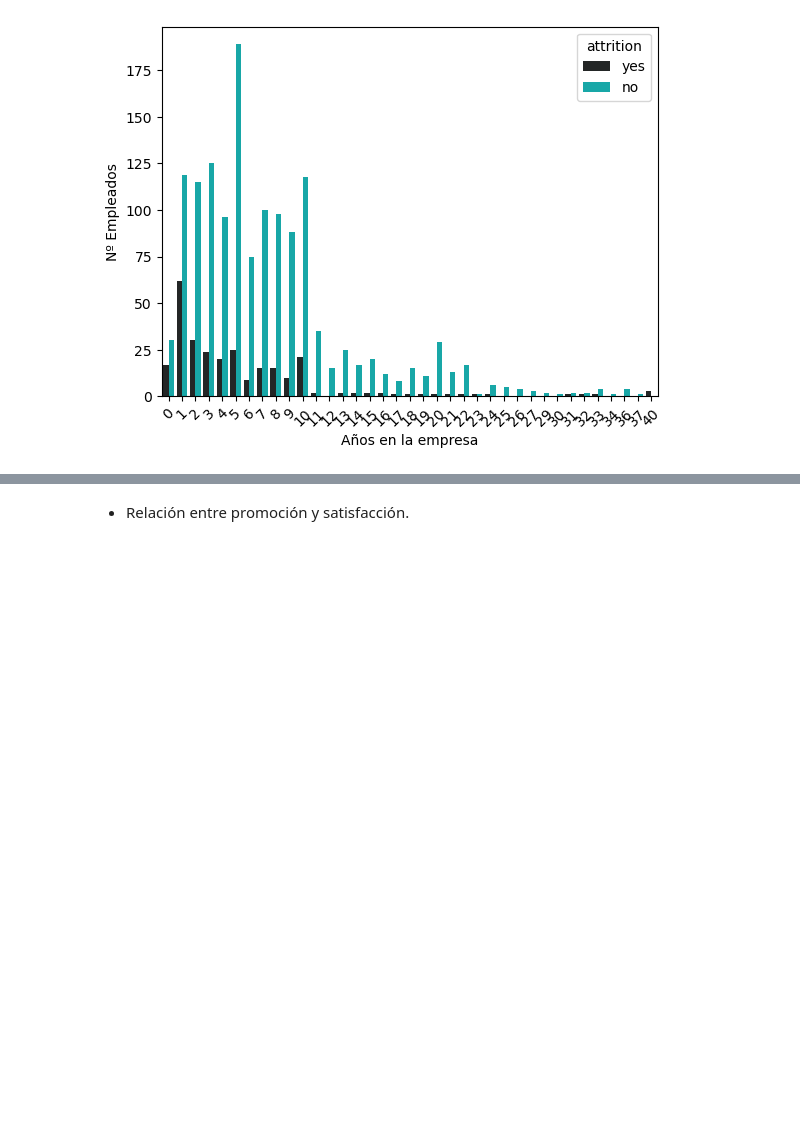
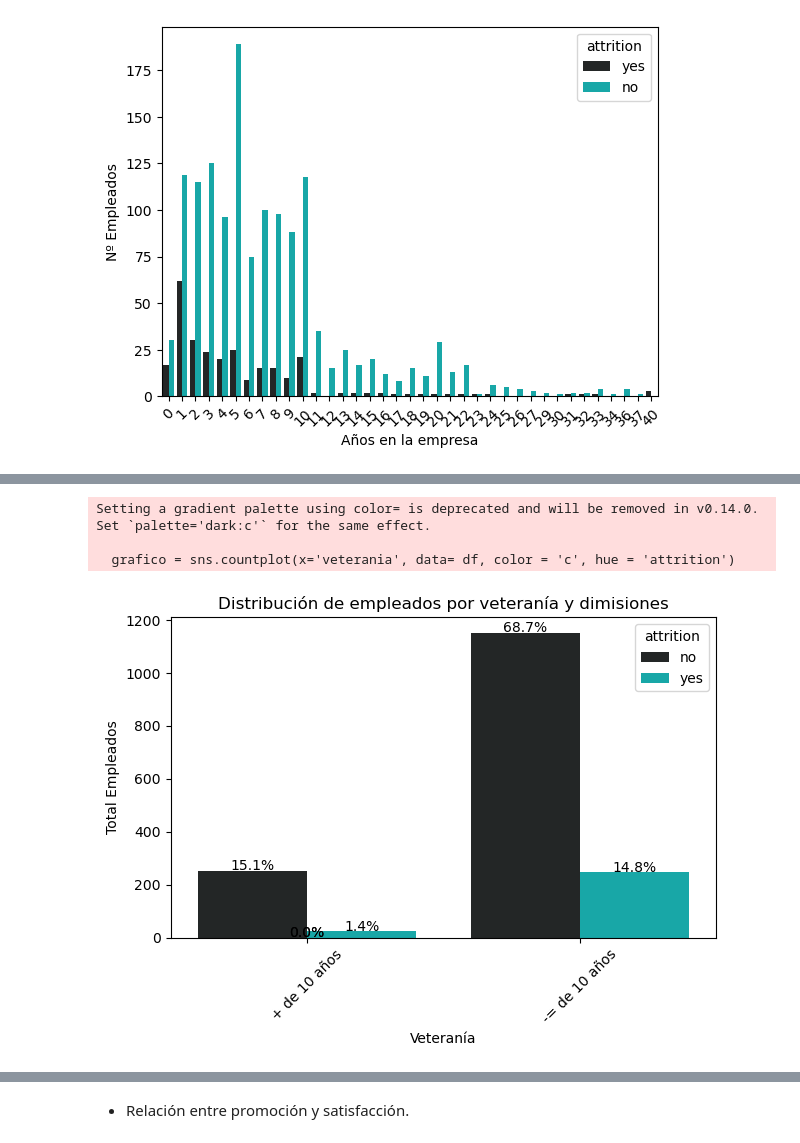
Before and after one commit to MartaMecaLopez/HappyFactor, a Jupyter notebook: Marta.ipynb, the cells around one changed output, grey strips where cells are left out. Drawn from its saved outputs; the diff is of its cells as text; code cells hidden in the pictures; blank space fills up the shorter version.

```diff
--- a/Marta.ipynb
+++ b/Marta.ipynb
@@ -577,0 +603,27 @@ Setting a gradient palette using color= is deprecated and will be removed in v0.
+# %%
+grafico = sns.countplot(x='veterania', data= df, color = 'c', hue = 'attrition')
+
+plt.xticks(rotation=45)
+
+plt.xlabel("Veteranía")
+plt.ylabel("Total Empleados")
+
+total = len(df)
+for p in grafico.patches:
+    height = p.get_height()
+    percentage = f'{100 * height / total:.1f}%'
+    grafico.text(
+        p.get_x() + p.get_width() / 2,
+        height + 1,  # Ajuste para que no tape la barra
+        percentage,
+        ha='center'
+    )
+
+plt.title("Distribución de empleados por veteranía y dimisiones")
+plt.tight_layout()
+plt.show()
+# %% [output]
+Setting a gradient palette using color= is deprecated and will be removed in v0.14.0. Set `palette='dark:c'` for the same effect.
+
+  grafico = sns.countplot(x='veterania', data= df, color = 'c', hue = 'attrition')
+[figure, added]
```
Also changed, not shown: parts of 9 cells of this notebook, 1 other file.
